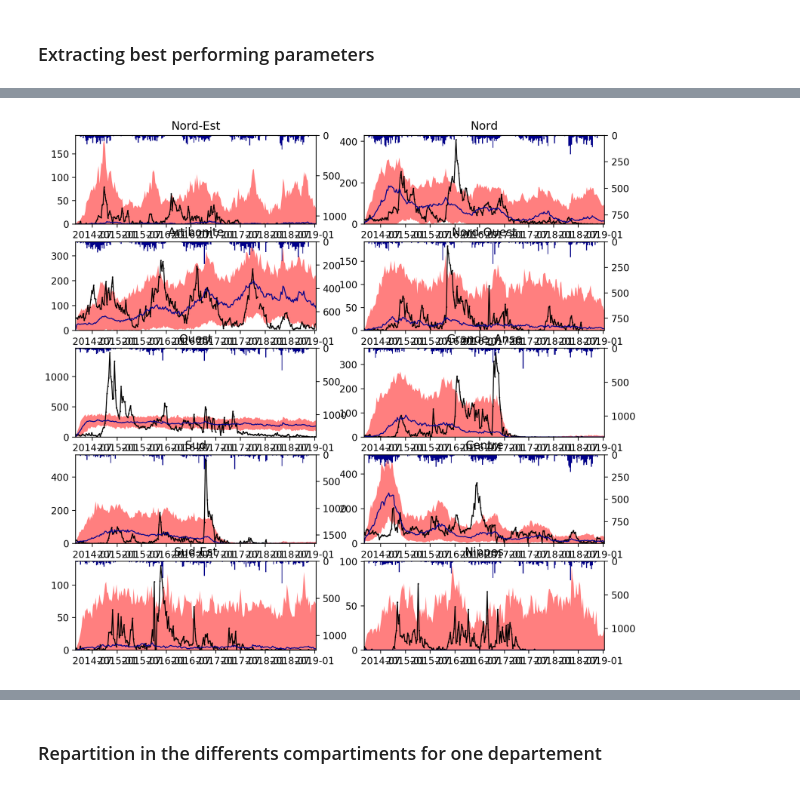
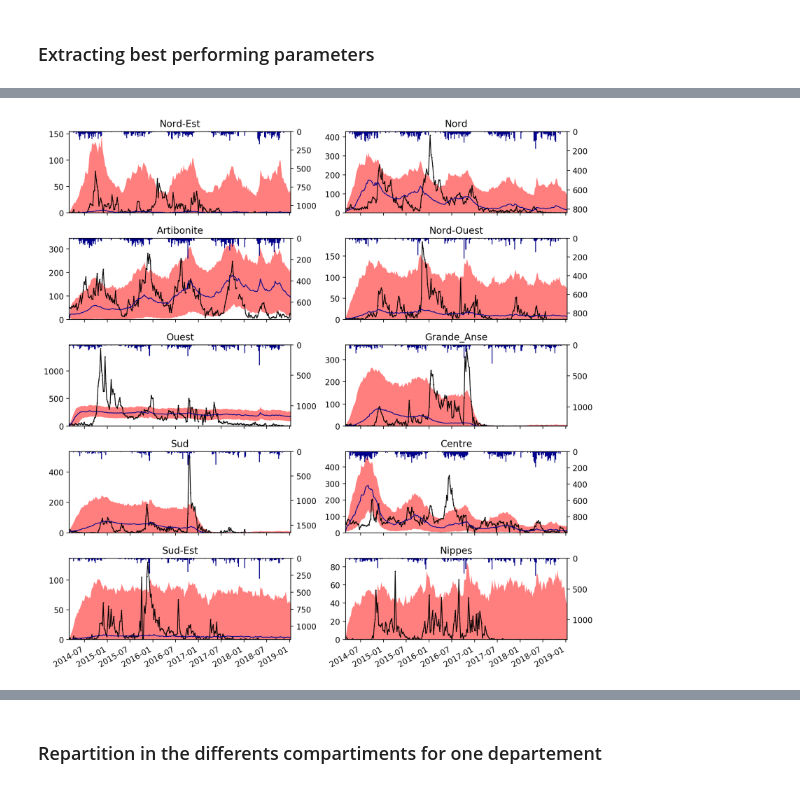
Before and after one commit to jcblemai/haiti-mass-ocv-campaign, a Jupyter notebook: forecast.ipynb, the cells around one changed output, grey strips where cells are left out. Cells and saved outputs as stored; diff of their text form; code cells hidden in the pictures.

```diff
--- a/forecast.ipynb
+++ b/forecast.ipynb
@@ -41,7 +41,7 @@ t_for = datetime.date(2029,12,20)
 
 index = pd.DatetimeIndex(start =  t_start,  end = t_for, freq = 'W-SAT')
 
-nsim = 100
+nsim = 1000
 run_lvl = 3
 n_proc = 5
 # %%
@@ -202,28 +202,29 @@ params_disp
 # %%
 ti = input_parameters['t_start']
 tf = input_parameters['t_end']
 #tf = t_for
 
 fig, axes = plt.subplots((len(dept_avail))//2, 2, figsize=(10,10), squeeze = True, dpi = 200);
 fig.patch.set_facecolor('white')
 axes = axes.flatten();
 for i, dp in enumerate(dept_avail):
 
     axt =  axes[i].twinx()
     axes[i].plot(cases[dp][t_start:][ti:tf], marker='.', linestyle='-',color='k', linewidth=1, markersize=1 )
     axes[i].fill_between(all_data[dp]['cases']['q05'][ti:tf].index, all_data[dp]['cases']['q05'][ti:tf], all_data[dp]['cases']['q95'][ti:tf], alpha = .5, color = 'red', linewidth = 0)
     axes[i].plot(all_data[dp]['cases']['q50'][ti:tf], alpha = 1,linestyle='-', linewidth = 1, color = 'darkblue')
     axt.bar(pd.date_range(ti,tf, freq='W-SAT').date, rain[dp].resample('W-SAT').sum()[ti:tf], label = r'Rainfall', color = 'darkblue', width=7, alpha = 1)
 
     axes[i].set_title(dp)
     axes[i].set_ylim(0)
     axt.set_ylim(4*max(rain[dp].resample('W-SAT').sum()[t_start:t_for]),0) # check if only reverse y
     axes[i].set_xlim(ti, tf)
     #axes[i].legend()
 
-#fig.tight_layout()
+fig.autofmt_xdate()
+fig.tight_layout()
 # %% [output]
-[figure, old version]
+[figure, new version]
 # %%
 ti = input_parameters['t_start']
 tf = input_parameters['t_end']
```
Also changed, not shown: parts of 6 cells of this notebook, 2 other files.
